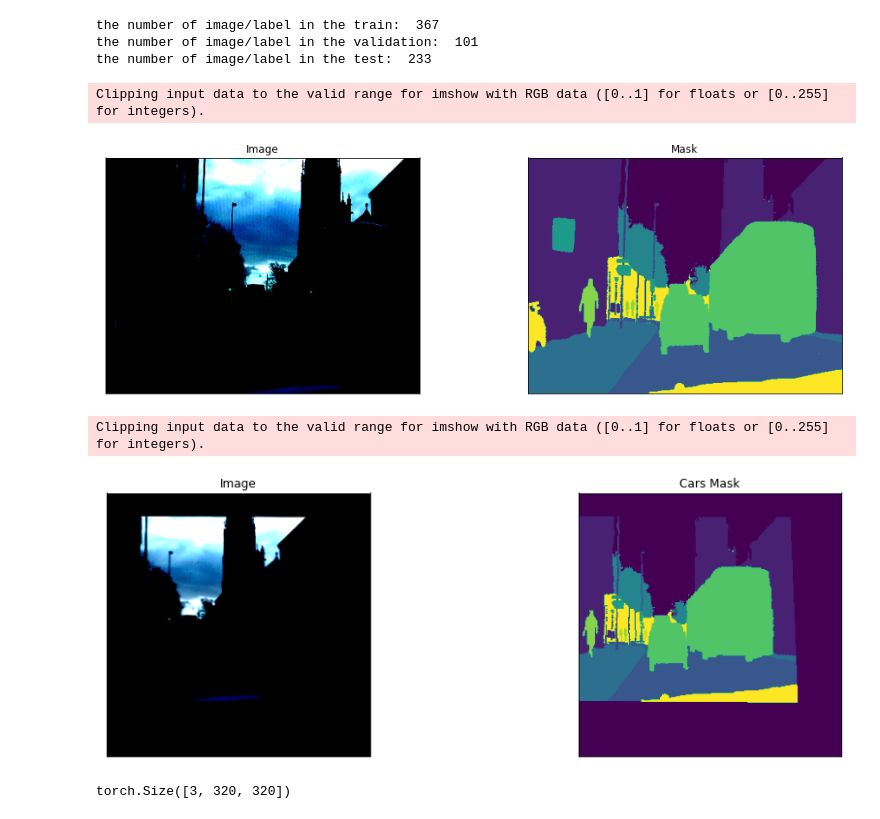
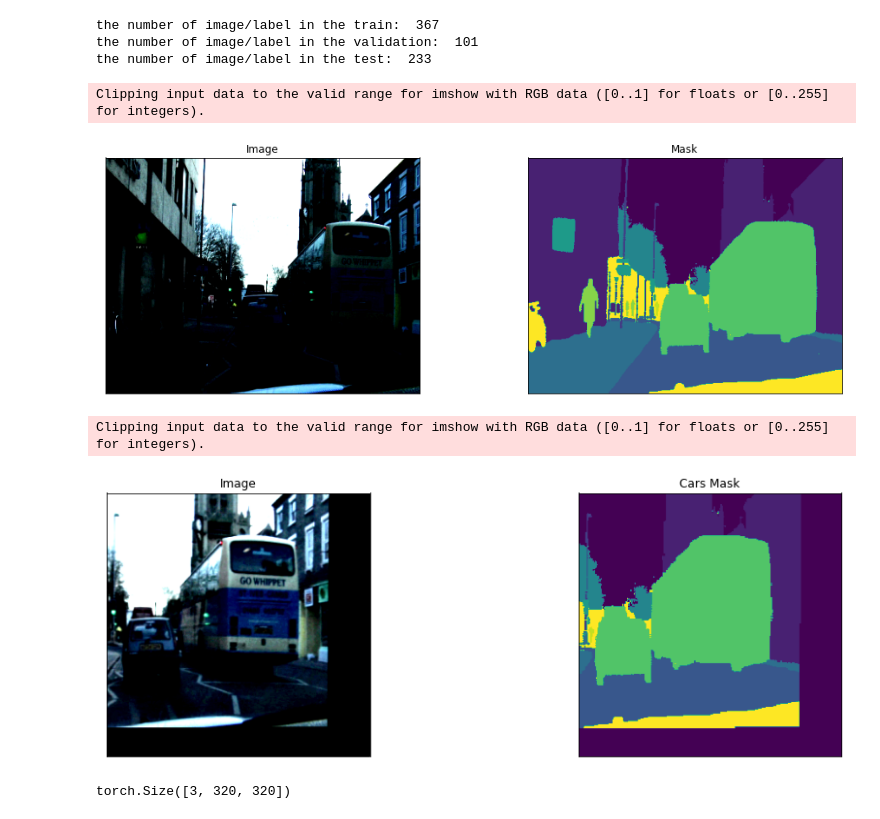
Before and after one commit to crane26/camvid_segmentation, a Jupyter notebook: cars_segmentation.ipynb, the cells around one changed output. Cells and saved outputs as stored; diff of their text form; code cells hidden in the pictures.

Commit message:
change mean, std and IAA
change mean and std in Dataset and IAA in get_training_augmentation

```diff
--- a/cars_segmentation.ipynb
+++ b/cars_segmentation.ipynb
@@ -68,8 +68,8 @@ class Dataset(BaseDataset):
 
     """
 
-    mean=[0.485, 0.456, 0.406]
-    std=[0.229, 0.224, 0.225]
+    mean=[0.144, 0.141, 0.137]
+    std=[0.262, 0.261, 0.252]
 
     CLASSES = ['sky', 'building', 'pole', 'road', 'pavement',
                'tree', 'signsymbol', 'fence', 'car',
@@ -136,7 +136,9 @@ def visualize(**images):
 # %%
 # Datasetの画像とマスクの確認。
 
-dataset = Dataset(x_train_dir, y_train_dir, classes=['car', 'pedestrian'])
+dataset = Dataset(x_train_dir, y_train_dir, classes=['sky', 'building', 'pole', 'road', 'pavement',
+                                                     'tree', 'signsymbol', 'fence', 'car',
+                                                     'pedestrian', 'bicyclist', 'unlabelled'])
 
 image, mask = dataset[5] # get some sample
 visualize(
@@ -145,7 +147,7 @@ visualize(
 )
 # %% [output]
 Clipping input data to the valid range for imshow with RGB data ([0..1] for floats or [0..255] for integers).
-[figure, old version]
+[figure, new version]
 # %%
 def get_training_augmentation():
     train_transform = [
@@ -158,8 +160,8 @@ def get_training_augmentation():
         albu.PadIfNeeded(min_height=320, min_width=320, always_apply=True, border_mode=0),
         albu.RandomCrop(height=320, width=320, always_apply=True),
 
-        albu.IAAAdditiveGaussianNoise(p=0.2),
-        albu.IAAPerspective(p=0.5),
+        albu.GaussNoise(p=0.2),
+        albu.Perspective(p=0.5),
 
         albu.OneOf(
             [
@@ -172,7 +174,7 @@ def get_training_augmentation():
 
         albu.OneOf(
             [
-                albu.IAASharpen(p=1),
+                albu.Sharpen(p=1),
                 albu.Blur(blur_limit=3, p=1),
                 albu.MotionBlur(blur_limit=3, p=1),
             ],
@@ -229,16 +231,18 @@ def get_preprocessing(preprocessing_fn):
 # %%
 # Augumentation処理後の画像の確認
 
-dataset = Dataset(x_train_dir, y_train_dir, classes=['car', 'pedestrian'], augmentation=get_training_augmentation())
+dataset = Dataset(x_train_dir, y_train_dir, classes=['sky', 'building', 'pole', 'road', 'pavement',
+                                                     'tree', 'signsymbol', 'fence', 'car',
+                                                     'pedestrian', 'bicyclist', 'unlabelled'], augmentation=get_training_augmentation())
 
 image, mask = dataset[5] # get some sample
 visualize(
     image=image.permute(1, 2, 0),
     cars_mask=mask
 )
 # %% [output]
 Clipping input data to the valid range for imshow with RGB data ([0..1] for floats or [0..255] for integers).
-[figure, old version]
+[figure, new version]
 # %%
 #画像サイズの確認
 
```
Also changed, not shown: parts of 12 cells of this notebook.
